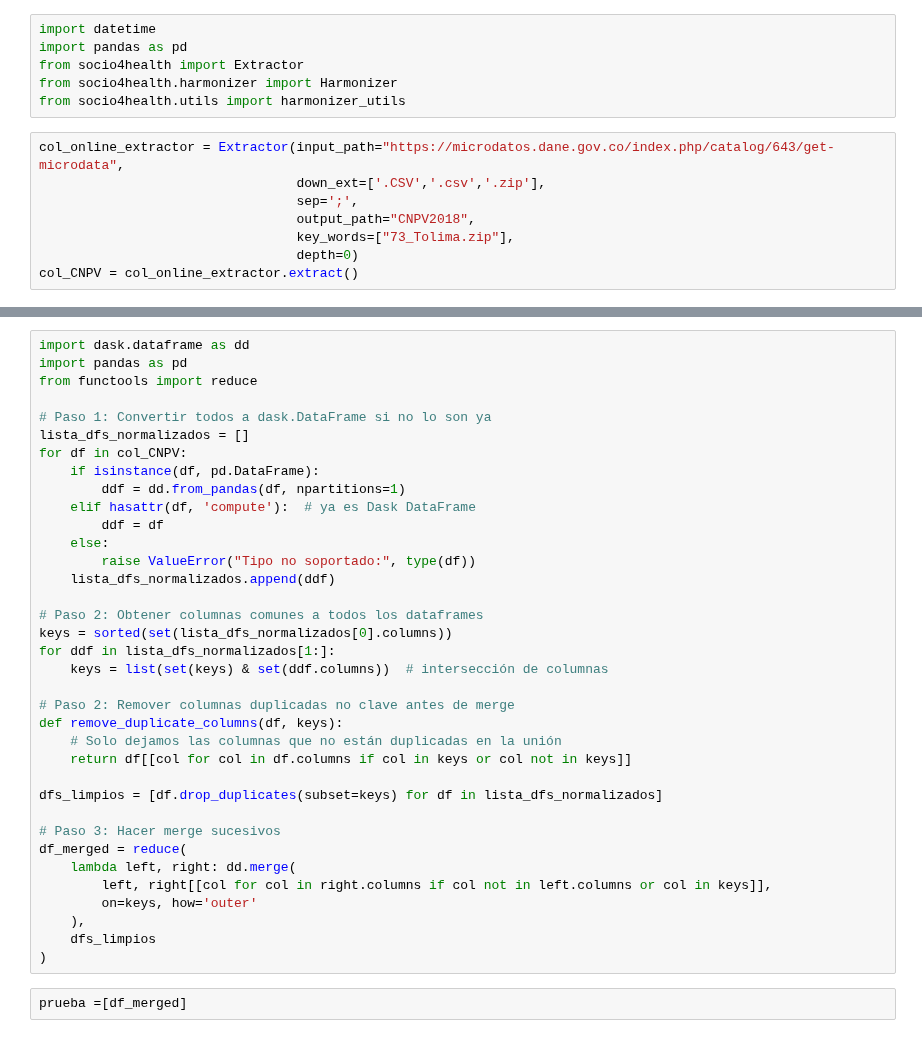
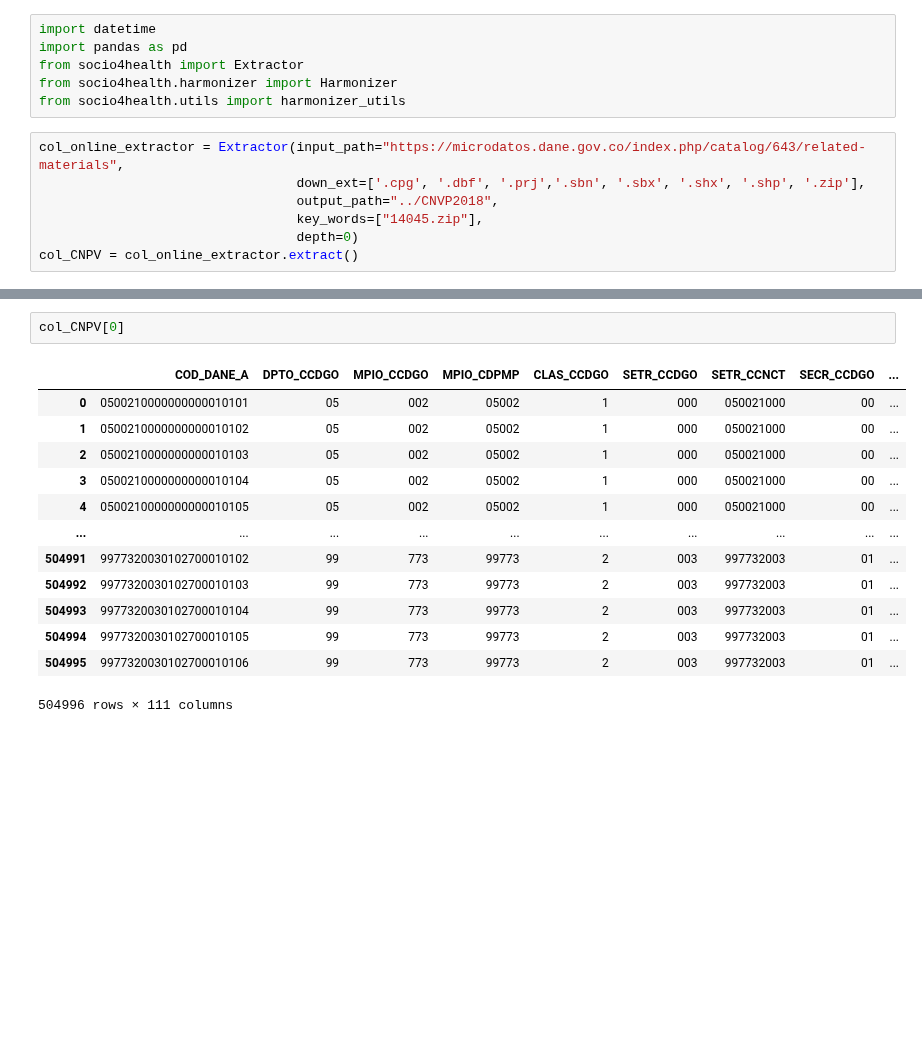
Before and after one commit to harmonize-tools/socio4health, a Jupyter notebook: docs/source/notebooks/example.ipynb, the cells around one changed output, grey strips where cells are left out. Saved outputs shown, nothing was run; the diff lists cells and outputs as text; blank space fills up the shorter version.

```diff
--- a/docs/source/notebooks/example.ipynb
+++ b/docs/source/notebooks/example.ipynb
@@ -32,11 +12,10 @@ from socio4health import Extractor
 from socio4health.harmonizer import Harmonizer
 from socio4health.utils import harmonizer_utils
 # %%
-col_online_extractor = Extractor(input_path="https://microdatos.dane.gov.co/index.php/catalog/643/get-microdata",
-                                 down_ext=['.CSV','.csv','.zip'],
-                                 sep=';',
-                                 output_path="CNPV2018",
-                                 key_words=["73_Tolima.zip"],
+col_online_extractor = Extractor(input_path="https://microdatos.dane.gov.co/index.php/catalog/643/related-materials",
+                                 down_ext=['.cpg', '.dbf', '.prj','.sbn', '.sbx', '.shx', '.shp', '.zip'],
+                                 output_path="../CNVP2018",
+                                 key_words=["14045.zip"],
                                  depth=0)
 col_CNPV = col_online_extractor.extract()
 # %% [output]
@@ -63,38 +42,16 @@ col_CNPV = col_online_extractor.extract()
-# %%
-import dask.dataframe as dd
-import pandas as pd
-from functools import reduce
-
-# Paso 1: Convertir todos a dask.DataFrame si no lo son ya
-lista_dfs_normalizados = []
-for df in col_CNPV:
-    if isinstance(df, pd.DataFrame):
-        ddf = dd.from_pandas(df, npartitions=1)
-    elif hasattr(df, 'compute'):  # ya es Dask DataFrame
-        ddf = df
-    else:
-        raise ValueError("Tipo no soportado:", type(df))
-    lista_dfs_normalizados.append(ddf)
-
-# Paso 2: Obtener columnas comunes a todos los dataframes
-keys = sorted(set(lista_dfs_normalizados[0].columns))
-for ddf in lista_dfs_normalizados[1:]:
-    keys = list(set(keys) & set(ddf.columns))  # intersección de columnas
-
-# Paso 2: Remover columnas duplicadas no clave antes de merge
-def remove_duplicate_columns(df, keys):
-    # Solo dejamos las columnas que no están duplicadas en la unión
-    return df[[col for col in df.columns if col in keys or col not in keys]]
-
-dfs_limpios = [df.drop_duplicates(subset=keys) for df in lista_dfs_normalizados]
-
-# Paso 3: Hacer merge sucesivos
-df_merged = reduce(
-    lambda left, right: dd.merge(
-        left, right[[col for col in right.columns if col not in left.columns or col in keys]],
-        on=keys, how='outer'
-    ),
-    dfs_limpios
-)
-# %%
-prueba =[df_merged]
+# %%
+col_CNPV[0]
+# %% [output]
+|  | COD_DANE_A | DPTO_CCDGO | MPIO_CCDGO | MPIO_CDPMP | CLAS_CCDGO | SETR_CCDGO | SETR_CCNCT | SECR_CCDGO | ... |
+| 0 | 0500210000000000010101 | 05 | 002 | 05002 | 1 | 000 | 050021000 | 00 | ... |
+| 1 | 0500210000000000010102 | 05 | 002 | 05002 | 1 | 000 | 050021000 | 00 | ... |
+| 2 | 0500210000000000010103 | 05 | 002 | 05002 | 1 | 000 | 050021000 | 00 | ... |
+| 3 | 0500210000000000010104 | 05 | 002 | 05002 | 1 | 000 | 050021000 | 00 | ... |
+| 4 | 0500210000000000010105 | 05 | 002 | 05002 | 1 | 000 | 050021000 | 00 | ... |
+| ... | ... | ... | ... | ... | ... | ... | ... | ... | ... |
+| 504991 | 9977320030102700010102 | 99 | 773 | 99773 | 2 | 003 | 997732003 | 01 | ... |
+| 504992 | 9977320030102700010103 | 99 | 773 | 99773 | 2 | 003 | 997732003 | 01 | ... |
+| 504993 | 9977320030102700010104 | 99 | 773 | 99773 | 2 | 003 | 997732003 | 01 | ... |
+| 504994 | 9977320030102700010105 | 99 | 773 | 99773 | 2 | 003 | 997732003 | 01 | ... |
+| 504995 | 9977320030102700010106 | 99 | 773 | 99773 | 2 | 003 | 997732003 | 01 | ... |
+504996 rows × 111 columns
```
Also changed, not shown: parts of 16 cells of this notebook.
